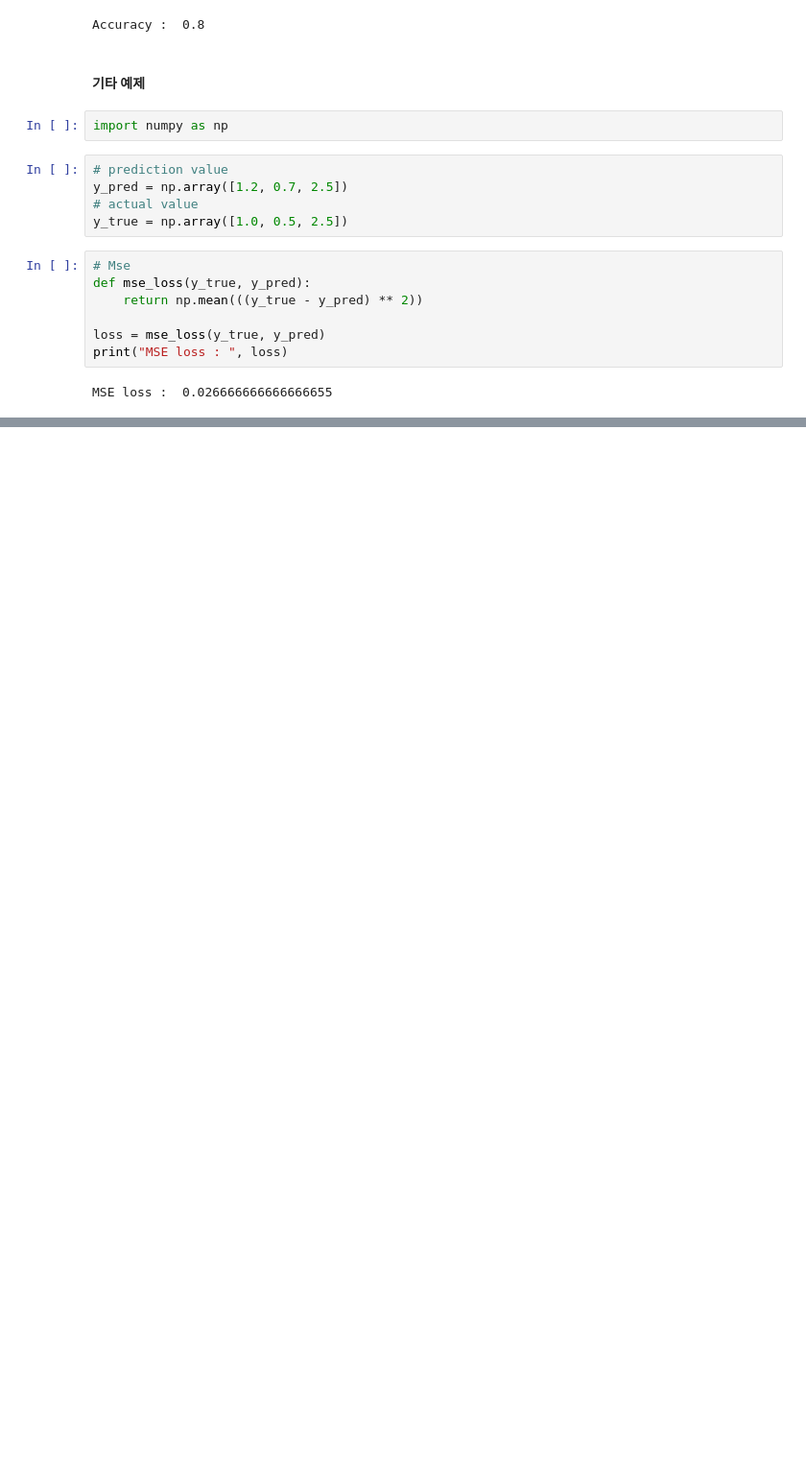
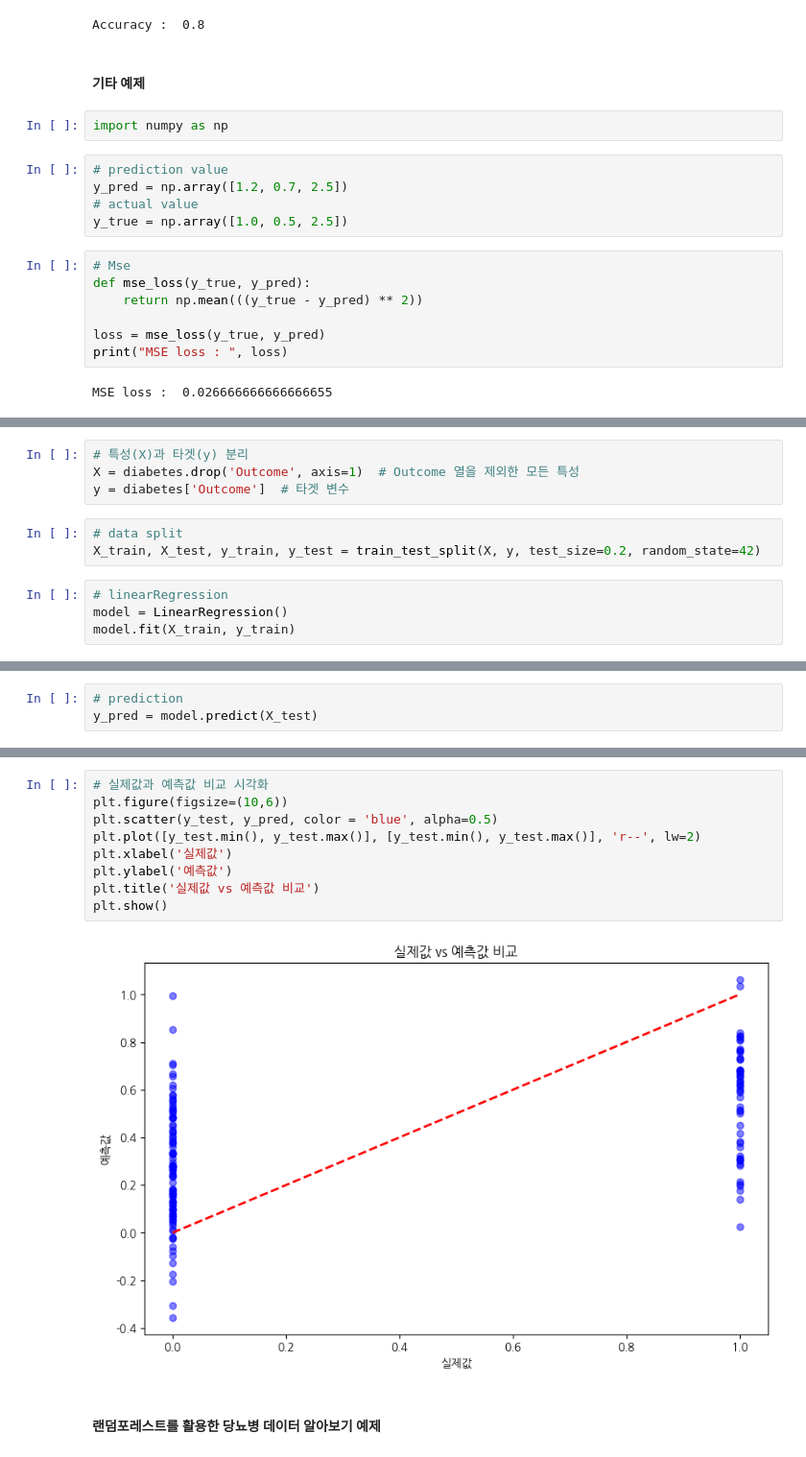
Before and after one commit to PlaidMoon99/AI_project, a Jupyter notebook: LinerRegression.ipynb, the cells around one changed output, grey strips where cells are left out. Shown at 96% size. Cells and saved outputs as stored; diff of their text form; blank space fills up the shorter version.

Commit message:
model 비교

```diff
--- a/LinerRegression.ipynb
+++ b/LinerRegression.ipynb
@@ -1075,0 +1104,11 @@ MSE loss :  0.026666666666666655
+# %%
+# 특성(X)과 타겟(y) 분리
+X = diabetes.drop('Outcome', axis=1)  # Outcome 열을 제외한 모든 특성
+y = diabetes['Outcome']  # 타겟 변수
+# %%
+# data split
+X_train, X_test, y_train, y_test = train_test_split(X, y, test_size=0.2, random_state=42)
+# %%
+# linearRegression
+model = LinearRegression()
+model.fit(X_train, y_train)
@@ -1075,0 +1117,3 @@ MSE loss :  0.026666666666666655
+# %%
+# prediction
+y_pred = model.predict(X_test)
@@ -1075,0 +1155,13 @@ MSE loss :  0.026666666666666655
+# %%
+# 실제값과 예측값 비교 시각화
+plt.figure(figsize=(10,6))
+plt.scatter(y_test, y_pred, color = 'blue', alpha=0.5)
+plt.plot([y_test.min(), y_test.max()], [y_test.min(), y_test.max()], 'r--', lw=2)
+plt.xlabel('실제값')
+plt.ylabel('예측값')
+plt.title('실제값 vs 예측값 비교')
+plt.show()
+# %% [output]
+[figure, added]
+# %% [markdown]
+#### 랜덤포레스트를 활용한 당뇨병 데이터 알아보기 예제
```
Also changed, not shown: parts of 58 cells of this notebook.
